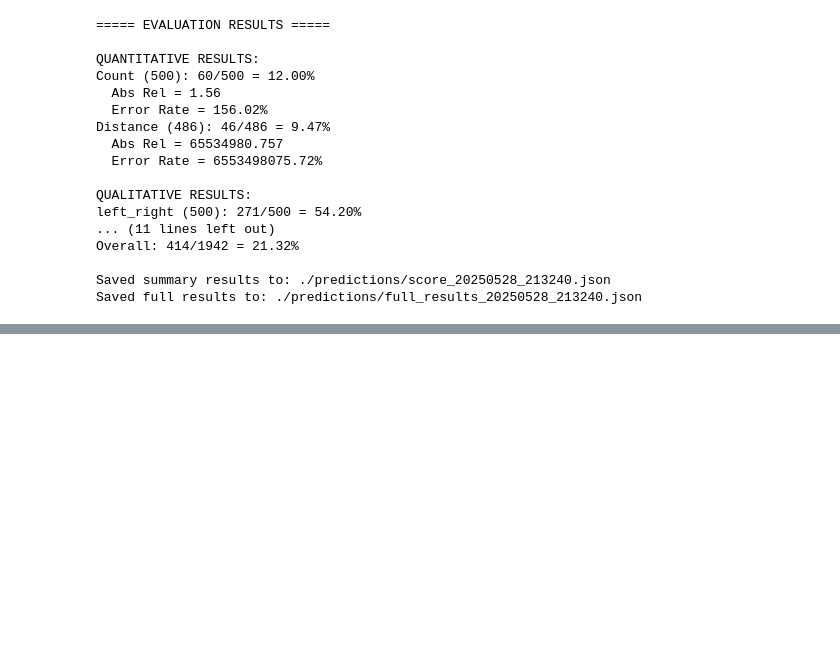
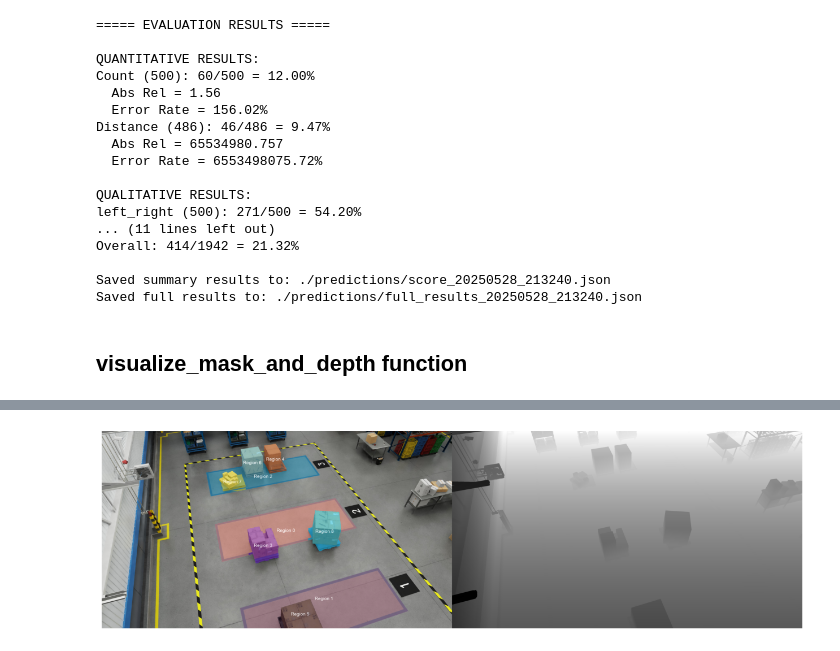
Before and after one commit to DangMinh21/AICITY2025-Track3-WSI, a Jupyter notebook: notebooks/00_download_dataset.ipynb, the cells around one changed output, grey strips where cells are left out. Drawn from its saved outputs; the diff is of its cells as text; code cells hidden in the pictures; blank space fills up the shorter version.

```diff
--- a/notebooks/00_download_dataset.ipynb
+++ b/notebooks/00_download_dataset.ipynb
@@ -225,3 +225,5 @@ Overall: 414/1942 = 21.32%
 
 Saved summary results to: ./predictions/score_20250528_213240.json
 Saved full results to: ./predictions/full_results_20250528_213240.json
+# %% [markdown]
+## visualize_mask_and_depth function
@@ -227,0 +301,17 @@ Saved full results to: ./predictions/full_results_20250528_213240.json
+# %%
+idx = random.randint(0, len(data)+1)
+sample = data[idx]
+masks = sample['rle']
+image_path = os.path.join('val/images', sample['image'])
+depth_path = os.path.join('val/depths', sample['image'].replace('.png', '_depth.png'))
+question = sample['conversations'][0]['value']
+answer = sample['conversations'][1]['value']
+norm_answer = sample['normalized_answer']
+category = sample['category']
+
+print(f"Q: {question}\n---")
+print(f"A: {answer}\n---")
+print(f"Normalized A: {norm_answer}")
+print(f"Category: {category}")
+visualize_masks_and_depth(masks, image_path, depth_path)
+# %% [output]
@@ -227,0 +325 @@ Saved full results to: ./predictions/full_results_20250528_213240.json
+[figure, added]
```
Also changed, not shown: parts of 6 cells of this notebook, 13 other files.
